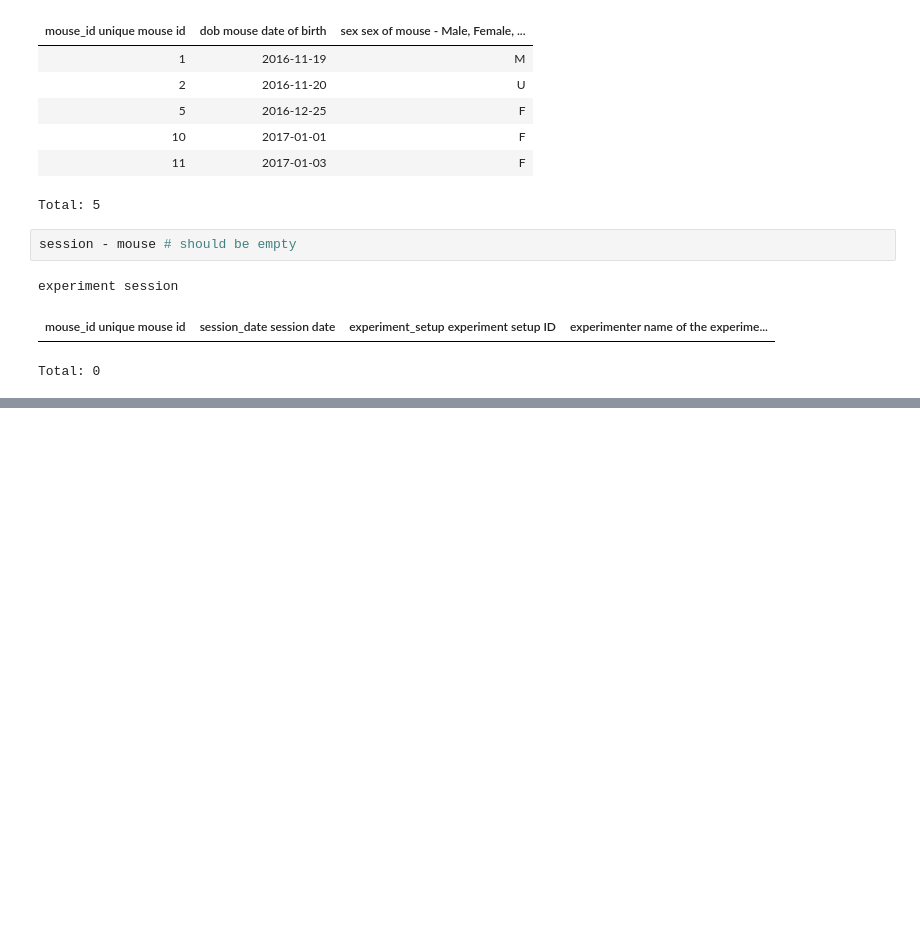
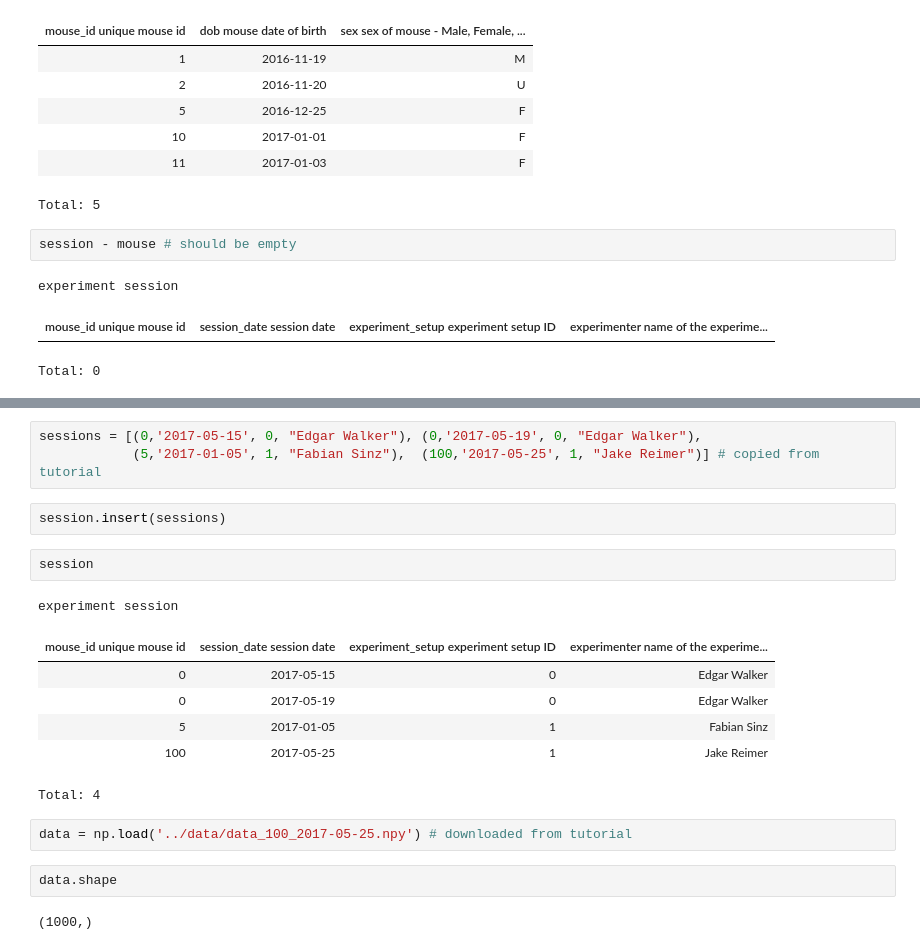
Before and after one commit to Ahmedjjj/onboarding-mathis, a Jupyter notebook: notebooks/tutorial.ipynb, the cells around one changed output, grey strips where cells are left out. Cells and saved outputs as stored; diff of their text form; blank space fills up the shorter version.

```diff
--- a/notebooks/tutorial.ipynb
+++ b/notebooks/tutorial.ipynb
@@ -327,0 +361,21 @@ Total: 3
+# %%
+sessions = [(0,'2017-05-15', 0, "Edgar Walker"), (0,'2017-05-19', 0, "Edgar Walker"),
+            (5,'2017-01-05', 1, "Fabian Sinz"),  (100,'2017-05-25', 1, "Jake Reimer")] # copied from tutorial
+# %%
+session.insert(sessions)
+# %%
+session
+# %% [output]
+experiment session
+| mouse_id unique mouse id | session_date session date | experiment_setup experiment setup ID | experimenter name of the experime... |
+| 0 | 2017-05-15 | 0 | Edgar Walker |
+| 0 | 2017-05-19 | 0 | Edgar Walker |
+| 5 | 2017-01-05 | 1 | Fabian Sinz |
+| 100 | 2017-05-25 | 1 | Jake Reimer |
+Total: 4
+# %%
+data = np.load('../data/data_100_2017-05-25.npy') # downloaded from tutorial
+# %%
+data.shape
+# %% [output]
+(1000,)
```
Also changed, not shown: parts of 17 cells of this notebook, 5 other files.
